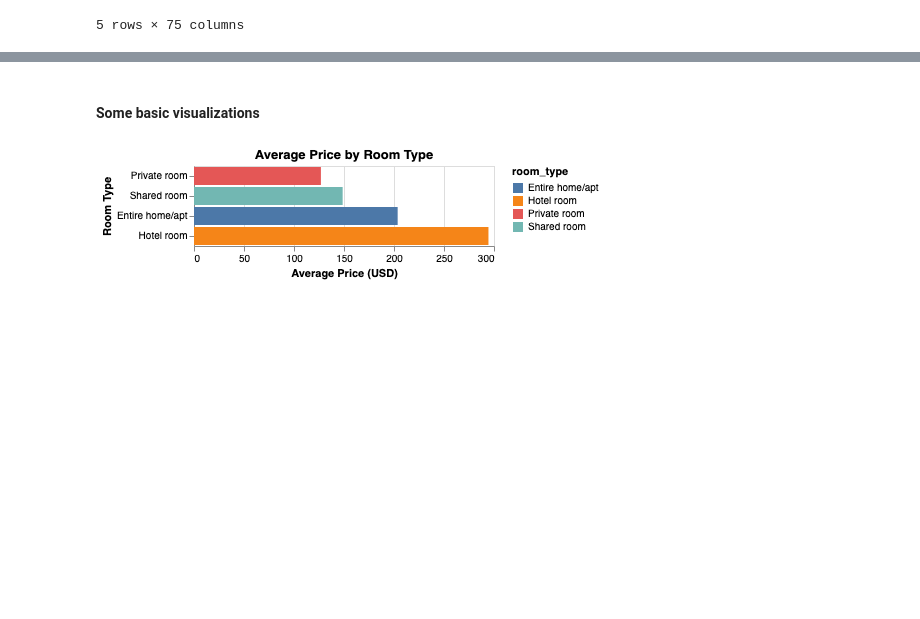
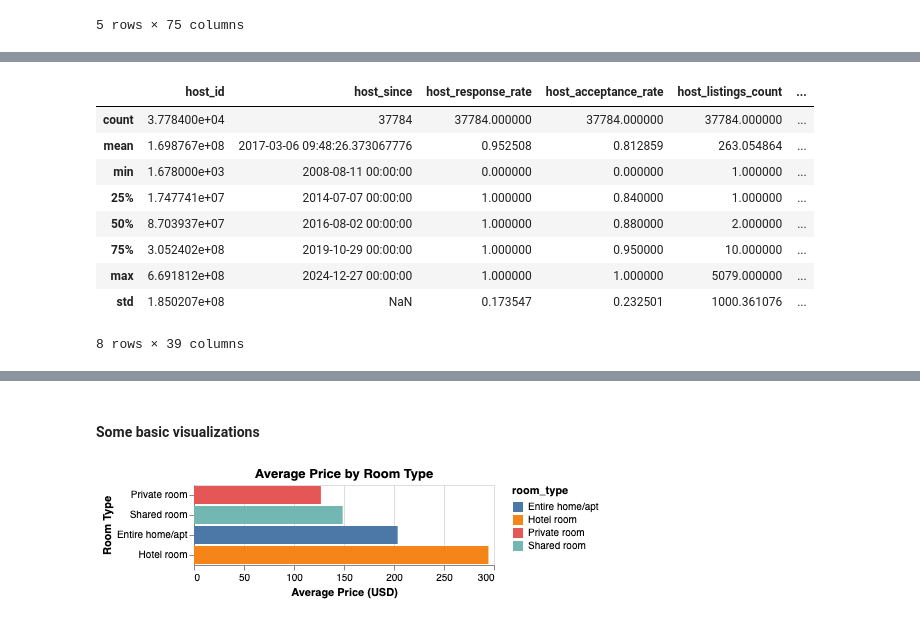
Before and after one commit to erhanjaved/airbnb, a Jupyter notebook: analysis/Erhan/analysis1 (new airbnb).ipynb, the cells around one changed output, grey strips where cells are left out. Cells and saved outputs as stored; diff of their text form; code cells hidden in the pictures; blank space fills up the shorter version.

```diff
--- a/analysis/Erhan/analysis1 (new airbnb).ipynb
+++ b/analysis/Erhan/analysis1 (new airbnb).ipynb
@@ -204,3 +148,16 @@ df_cleaned.describe().drop(columns=['id', 'latitude', 'longitude', 'host_id'])
+# %%
+df_cleaned.describe()
+# %% [output]
+|  | host_id | host_since | host_response_rate | host_acceptance_rate | host_listings_count | ... |
+| count | 3.778400e+04 | 37784 | 37784.000000 | 37784.000000 | 37784.000000 | ... |
+| mean | 1.698767e+08 | 2017-03-06 09:48:26.373067776 | 0.952508 | 0.812859 | 263.054864 | ... |
+| min | 1.678000e+03 | 2008-08-11 00:00:00 | 0.000000 | 0.000000 | 1.000000 | ... |
+| 25% | 1.747741e+07 | 2014-07-07 00:00:00 | 1.000000 | 0.840000 | 1.000000 | ... |
+| 50% | 8.703937e+07 | 2016-08-02 00:00:00 | 1.000000 | 0.880000 | 2.000000 | ... |
+| 75% | 3.052402e+08 | 2019-10-29 00:00:00 | 1.000000 | 0.950000 | 10.000000 | ... |
+| max | 6.691812e+08 | 2024-12-27 00:00:00 | 1.000000 | 1.000000 | 5079.000000 | ... |
+| std | 1.850207e+08 | NaN | 0.173547 | 0.232501 | 1000.361076 | ... |
+8 rows × 39 columns
 # %%
 # Compute correlation matrix
 correlation_matrix = df_cleaned[numerical_cols].corr().reset_index().melt(id_vars=["index"], var_name="variable", value_name="correlation")
```
Also changed, not shown: parts of 11 cells of this notebook, 5 other files.
